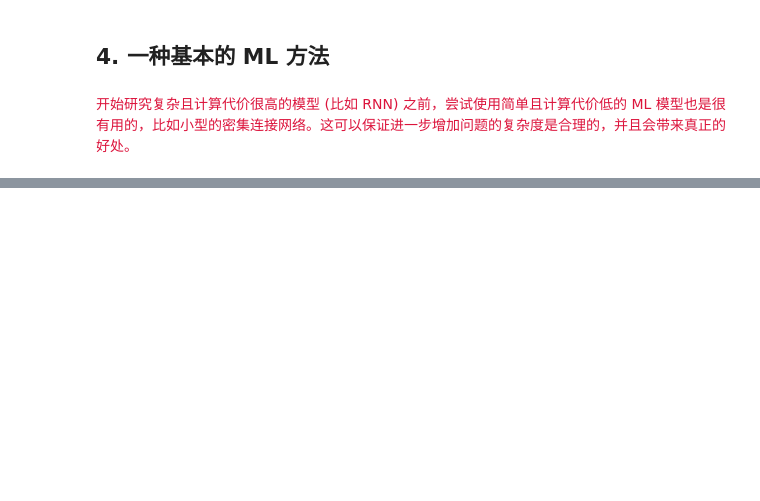
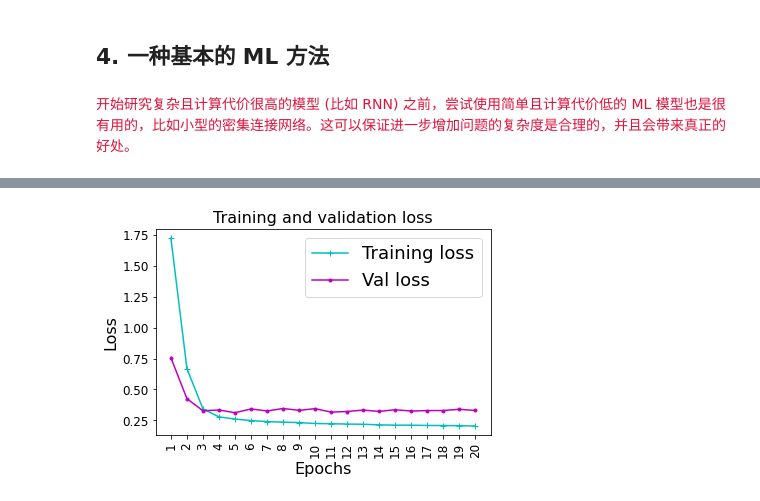
Before and after one commit to libingallin/deep-learning-with-python-1st-edition, a Jupyter notebook: chap06-3-advanced-usage-of-rnn.ipynb, the cells around one changed output, grey strips where cells are left out. Cells and saved outputs as stored; diff of their text form; code cells hidden in the pictures; blank space fills up the shorter version.

```diff
--- a/chap06-3-advanced-usage-of-rnn.ipynb
+++ b/chap06-3-advanced-usage-of-rnn.ipynb
@@ -192,7 +195,10 @@ def generator(data, lookback, delay, min_index, max_index, shuffle=False,
             indices = range(row-lookback, row, step)
             samples[j] = data[indices]
             targets[j] = data[row+delay][1]  # 第 row+delay 个时间步的温度作为 target
-        yield samples, targets
+        # 因为这里使用的是 tensorflow 2.1 而且输出的是 generator
+        # 第 3 个输出是 sample_weight
+        # 如果没有第 3 个输出，在 fit 的时候会有一个 warning
+        yield samples, targets, [None]
 # %%
 lookback = 1440   # 输入数据应该包括过去多少个时间步
 step = 6          # 数据采样的周期/时间步。每小时 (6 个时间步) 抽取一个数据点
@@ -268,3 +274,19 @@ evaluate_naive_method()
 ## 4. 一种基本的 ML 方法
 # %% [markdown]
 <font color='crimson'>开始研究复杂且计算代价很高的模型 (比如 RNN) 之前，尝试使用简单且计算代价低的 ML  模型也是很有用的，比如小型的密集连接网络。这可以保证进一步增加问题的复杂度是合理的，并且会带来真正的好处。</font>
+# %%
+tf.keras.backend.clear_session()
+
+model = tf.keras.Sequential([
+    layers.Flatten(input_shape=(lookback // step, float_data.shape[-1])),
+    layers.Dense(32, activation='relu'),
+    layers.Dense(1)
+])
+
+model.compile(optimizer='rmsprop',
+              loss='mae')
+history = model.fit(train_gen,
+                    steps_per_epoch=500,
+                    epochs=20,
+                    validation_data=val_gen,
+                    validation_steps=val_steps)
@@ -270,0 +311,24 @@ evaluate_naive_method()
+# %%
+def plot_history(history):
+    history_dict = history.history
+
+    loss_values = history_dict['loss']
+    val_loss_values = history_dict['val_loss']
+
+    epochs = [i + 1 for i in history.epoch]
+
+    # Plot the results
+    plt.plot(epochs, loss_values, 'c+-', label='Training loss')
+    plt.plot(epochs, val_loss_values, 'm.-', label='Val loss')
+    plt.xlabel('Epochs', fontsize=16)
+    plt.xticks(epochs, rotation=90)
+    plt.ylabel('Loss', fontsize=16)
+    plt.legend(fontsize=18)
+    plt.title('Training and validation loss', fontsize=16)
+
+    plt.show()
+# %%
+plt.figure(figsize=(6, 3.8))
+plot_history(history)
+# %% [output]
+[figure, added]
```
Also changed, not shown: parts of 39 cells of this notebook.
